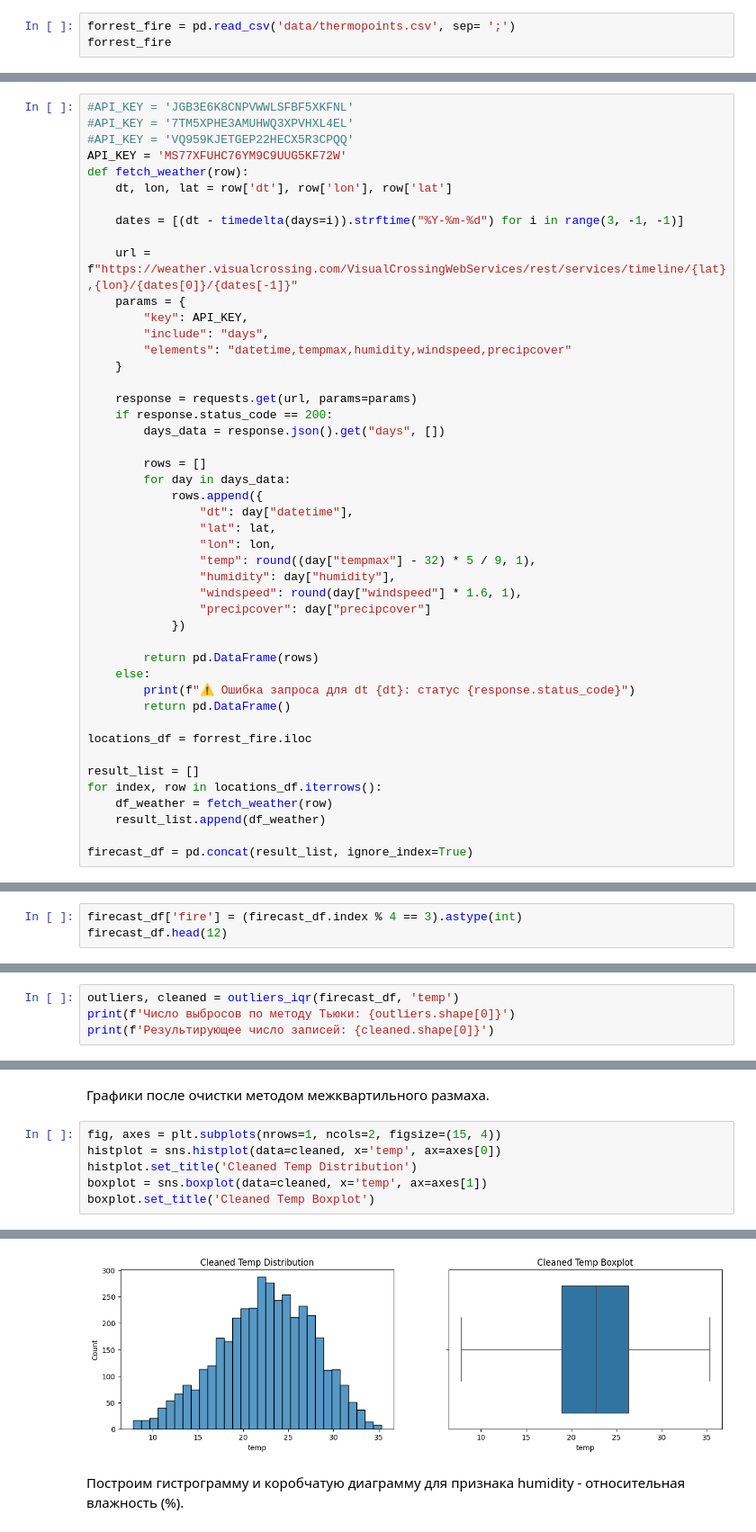
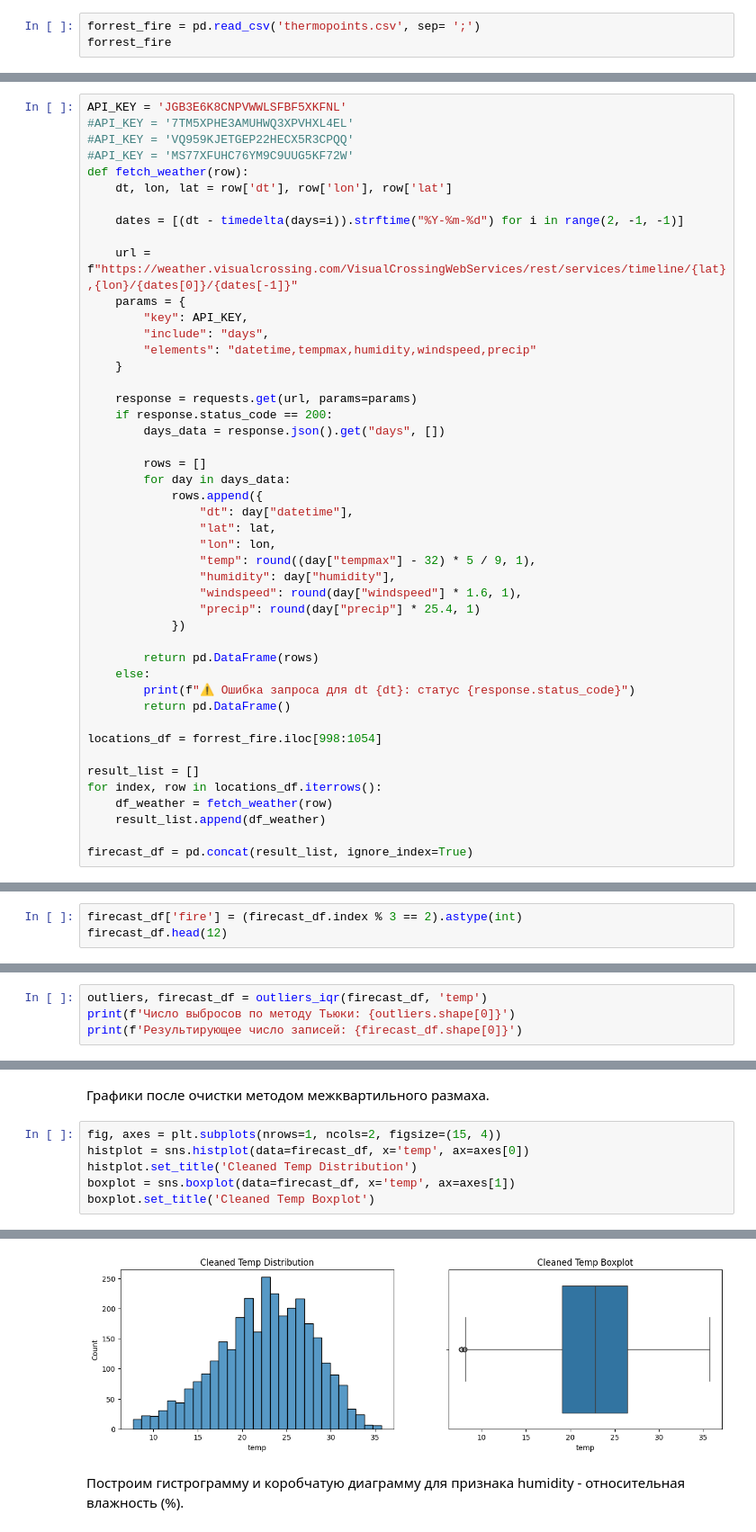
Before and after one commit to artzaitsev/wildfire-detection, a Jupyter notebook: modeling/data/dataset.ipynb, the cells around one changed output, grey strips where cells are left out. Shown at 90% size. Drawn from its saved outputs; the diff is of its cells as text.

```diff
--- a/modeling/data/dataset.ipynb
+++ b/modeling/data/dataset.ipynb
@@ -10,7 +10,7 @@ import numpy as np
 # %% [markdown]
 Пожары в России за 2012-2021 гг. https://data.rcsi.science/data-catalog/datasets/202/#dataset-overview
 # %%
-forrest_fire = pd.read_csv('data/thermopoints.csv', sep= ';')
+forrest_fire = pd.read_csv('thermopoints.csv', sep= ';')
 forrest_fire
 # %% [output]
 |  | dt | type_name | type_id | lon | lat |
@@ -65,18 +55,18 @@ See the caveats in the documentation: https://pandas.pydata.org/pandas-docs/stab
 # %%
-#API_KEY = 'JGB3E6K8CNPVWWLSFBF5XKFNL'
+API_KEY = 'JGB3E6K8CNPVWWLSFBF5XKFNL'
 #API_KEY = '7TM5XPHE3AMUHWQ3XPVHXL4EL'
 #API_KEY = 'VQ959KJETGEP22HECX5R3CPQQ'
-API_KEY = 'MS77XFUHC76YM9C9UUG5KF72W'
+#API_KEY = 'MS77XFUHC76YM9C9UUG5KF72W'
 def fetch_weather(row):
     dt, lon, lat = row['dt'], row['lon'], row['lat']
 
-    dates = [(dt - timedelta(days=i)).strftime("%Y-%m-%d") for i in range(3, -1, -1)]
+    dates = [(dt - timedelta(days=i)).strftime("%Y-%m-%d") for i in range(2, -1, -1)]
 
     url = f"https://weather.visualcrossing.com/VisualCrossingWebServices/rest/services/timeline/{lat},{lon}/{dates[0]}/{dates[-1]}"
     params = {
         "key": API_KEY,
         "include": "days",
-        "elements": "datetime,tempmax,humidity,windspeed,precipcover"
+        "elements": "datetime,tempmax,humidity,windspeed,precip"
     }
 
     response = requests.get(url, params=params)
@@ -92,7 +82,7 @@ def fetch_weather(row):
                 "temp": round((day["tempmax"] - 32) * 5 / 9, 1),
                 "humidity": day["humidity"],
                 "windspeed": round(day["windspeed"] * 1.6, 1),
-                "precipcover": day["precipcover"]
+                "precip": round(day["precip"] * 25.4, 1)
             })
 
         return pd.DataFrame(rows)
@@ -100,7 +90,7 @@ def fetch_weather(row):
         print(f"⚠️ Ошибка запроса для dt {dt}: статус {response.status_code}")
         return pd.DataFrame()
 
-locations_df = forrest_fire.iloc
+locations_df = forrest_fire.iloc[998:1054]
 
 result_list = []
 for index, row in locations_df.iterrows():
@@ -111,6 +101,6 @@ firecast_df = pd.concat(result_list, ignore_index=True)
 # %% [markdown]
 Создание признака пожара (fire) 1 - был пожар, 0 - не было.
 # %%
-firecast_df['fire'] = (firecast_df.index % 4 == 3).astype(int)
+firecast_df['fire'] = (firecast_df.index % 3 == 2).astype(int)
 firecast_df.head(12)
 # %% [output]
@@ -254,7 +156,7 @@ def outliers_iqr(data, feature):
     cleaned = data[(x >= lower_bound) & (x <= upper_bound)]
     return outliers, cleaned
 # %%
-outliers, cleaned = outliers_iqr(firecast_df, 'temp')
+outliers, firecast_df = outliers_iqr(firecast_df, 'temp')
 print(f'Число выбросов по методу Тьюки: {outliers.shape[0]}')
-print(f'Результирующее число записей: {cleaned.shape[0]}')
+print(f'Результирующее число записей: {firecast_df.shape[0]}')
 # %% [output]
@@ -264,13 +166,13 @@ print(f'Результирующее число записей: {cleaned.shape[0
 Графики после очистки методом межквартильного размаха.
 # %%
 fig, axes = plt.subplots(nrows=1, ncols=2, figsize=(15, 4))
-histplot = sns.histplot(data=cleaned, x='temp', ax=axes[0])
+histplot = sns.histplot(data=firecast_df, x='temp', ax=axes[0])
 histplot.set_title('Cleaned Temp Distribution')
-boxplot = sns.boxplot(data=cleaned, x='temp', ax=axes[1])
+boxplot = sns.boxplot(data=firecast_df, x='temp', ax=axes[1])
 boxplot.set_title('Cleaned Temp Boxplot')
 # %% [output]
 Text(0.5, 1.0, 'Cleaned Temp Boxplot')
-[figure, old version]
+[figure, new version]
 # %% [markdown]
 Построим гистрограмму и коробчатую диаграмму для признака humidity - относительная влажность (%).
 # %%
```
Also changed, not shown: parts of 30 cells of this notebook.
